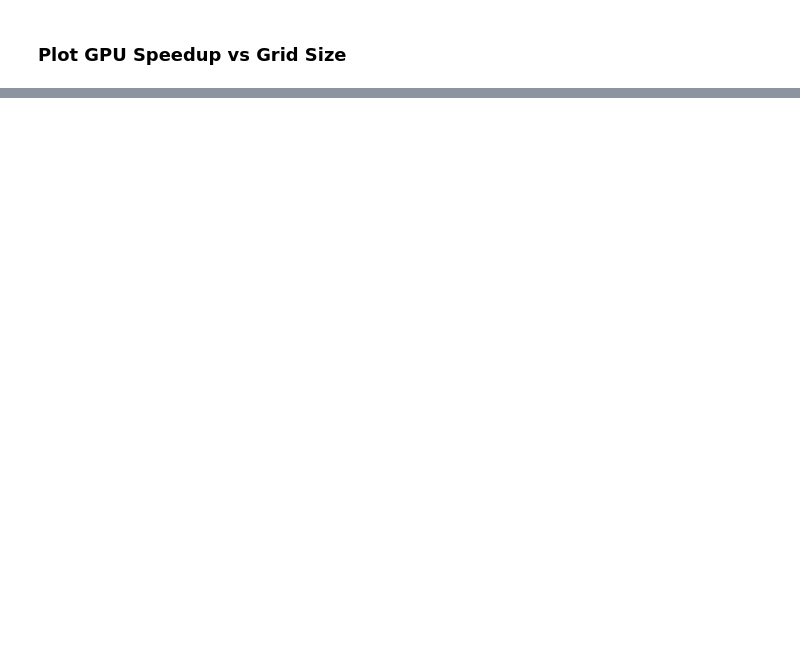
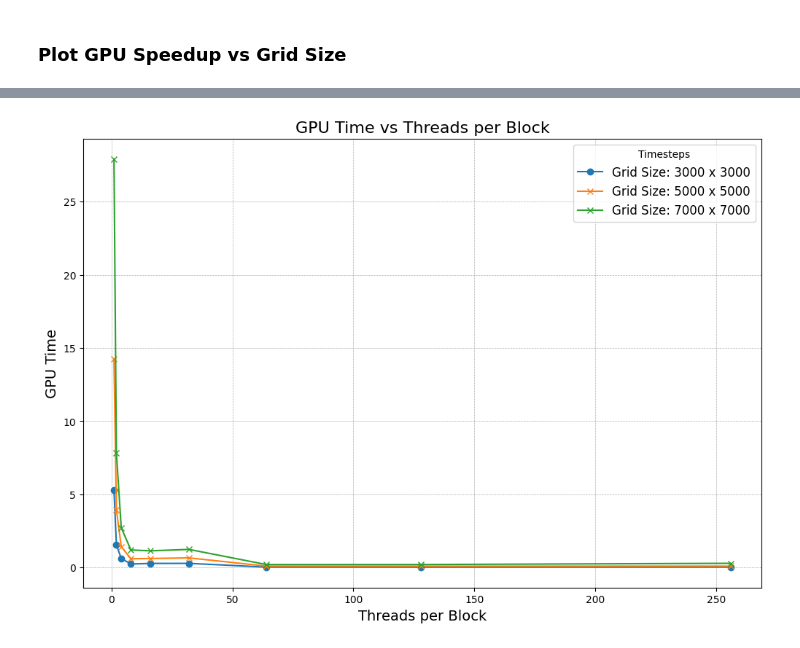
Before and after one commit to marussia239/HPC_2024_2025, a Jupyter notebook: homework-2/Homework_CUDA.ipynb, the cells around one changed output, grey strips where cells are left out. Saved outputs shown, nothing was run; the diff lists cells and outputs as text; code cells hidden in the pictures; blank space fills up the shorter version.

```diff
--- a/homework-2/Homework_CUDA.ipynb
+++ b/homework-2/Homework_CUDA.ipynb
@@ -757,0 +851,35 @@ See the caveats in the documentation: https://pandas.pydata.org/pandas-docs/stab
+# %%
+df = df.sort_values("Threads.x")
+
+plt.figure(figsize=(12, 8))
+
+plt.plot(
+    df[df["Grid.x"] == 3000]["Threads.x"],
+    df[df["Grid.x"] == 3000]["GPU Time"],
+    marker='o',
+    label=f"Grid Size: {3000} x {3000}"
+)
+
+plt.plot(
+    df[df["Grid.x"] == 5000]["Threads.x"],
+    df[df["Grid.x"] == 5000]["GPU Time"],
+    marker='x',
+    label=f"Grid Size: {5000} x {5000}"
+)
+
+plt.plot(
+    df[df["Grid.x"] == 7000]["Threads.x"],
+    df[df["Grid.x"] == 7000]["GPU Time"],
+    marker='x',
+    label=f"Grid Size: {7000} x {7000}"
+)
+
+plt.xlabel("Threads per Block", fontsize=14)
+plt.ylabel("GPU Time", fontsize=14)
+plt.title("GPU Time vs Threads per Block", fontsize=16)
+plt.grid(True, which='both', linestyle='--', linewidth=0.5)
+plt.legend(title="Timesteps", fontsize=12)
+plt.savefig('time.png', dpi=300, bbox_inches='tight')
+plt.show()
+# %% [output]
+[figure, added]
```
Also changed, not shown: parts of 15 cells of this notebook, 2 other files.
